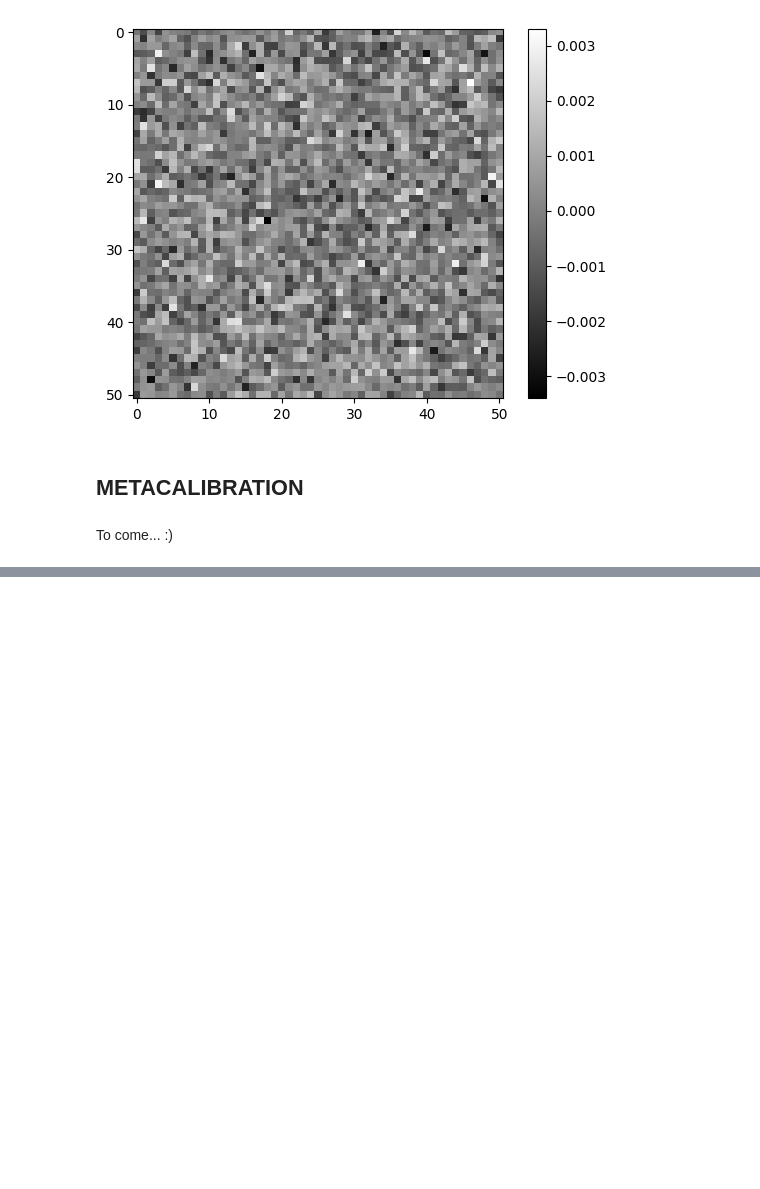
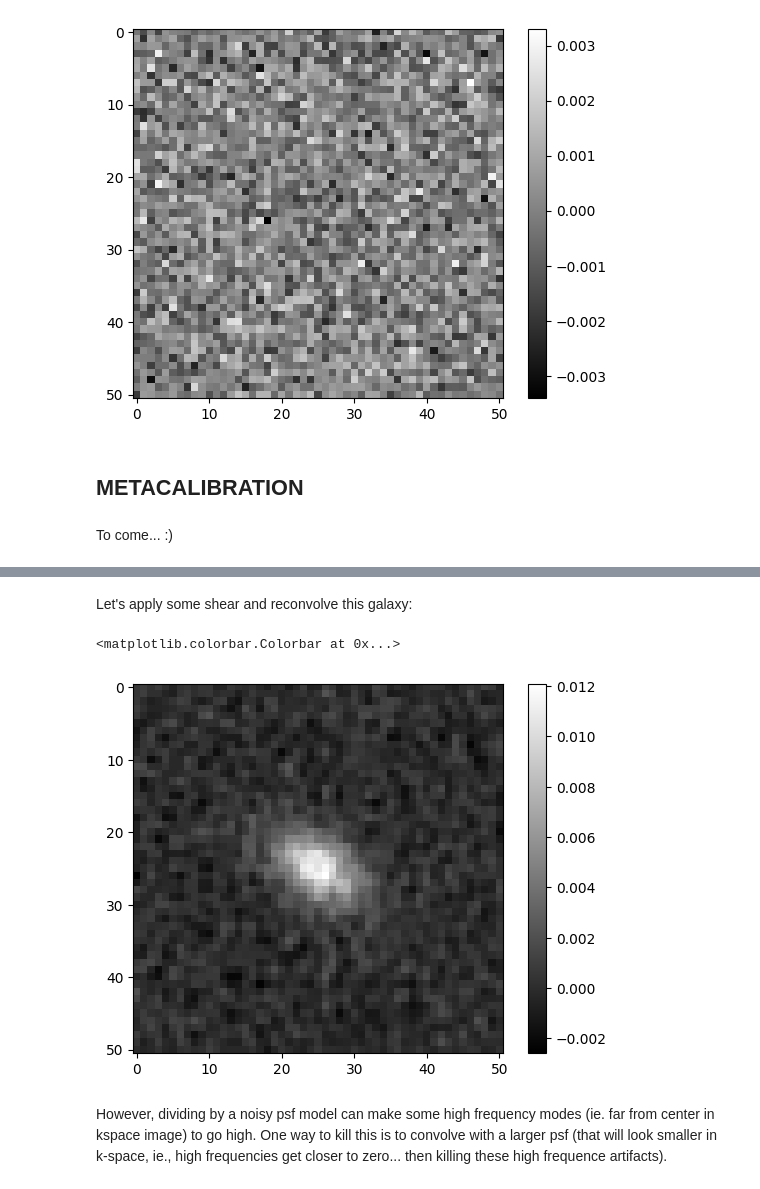
Before and after one commit to andrevitorelli/that-box-over-there, a Jupyter notebook: MetaCal.ipynb, the cells around one changed output, grey strips where cells are left out. Saved outputs shown, nothing was run; the diff lists cells and outputs as text; code cells hidden in the pictures; blank space fills up the shorter version.

```diff
--- a/MetaCal.ipynb
+++ b/MetaCal.ipynb
@@ -158,0 +162,27 @@ To come... :)
+# %%
+#InterpolatedImage is a galsim object (GSObject) that can be manipulated by GalSim.
+#GalSim will take care of the details for using FFT, that we will need for deconvolution. (Deconvolution is division in k-space)
+psf_model_galsim = galsim.InterpolatedImage(galsim.Image(psf_model,scale=pixel_scale))
+
+inverse_psf = galsim.Deconvolve(psf_model_galsim)
+# %%
+final_image_galsim = galsim.InterpolatedImage(galsim.Image(final_image,scale=pixel_scale))
+# %%
+deconvolved_galaxy = galsim.Convolve([final_image_galsim,inverse_psf]) #basically k-image/k-psf
+# %% [markdown]
+Let's apply some shear and reconvolve this galaxy:
+# %%
+#shear in fourier space
+deconvolved_galaxy = deconvolved_galaxy.shear(g1=0.01)
+#create a reconvolution psf, we can choose, so we go circular!
+reconvolution_psf = galsim.Moffat(beta=4.8,fwhm=0.7)
+#reconvolve
+reconvolved_galaxy = galsim.Convolve([deconvolved_galaxy,reconvolution_psf])
+# %%
+reconvolved_galaxy_image = reconvolved_galaxy.drawImage(nx=stamp_size,ny=stamp_size,scale=pixel_scale).array
+imshow(reconvolved_galaxy_image,cmap='gray');colorbar()
+# %% [output]
+<matplotlib.colorbar.Colorbar at 0x...>
+[figure, added]
+# %% [markdown]
+However, dividing by a noisy psf model can make some high frequency modes (ie. far from center in kspace image) to go high. One way to kill this is to convolve with a larger psf (that will look smaller in k-space, ie., high frequencies get closer to zero... then killing these high frequence artifacts).
```
Also changed, not shown: parts of 9 cells of this notebook.
